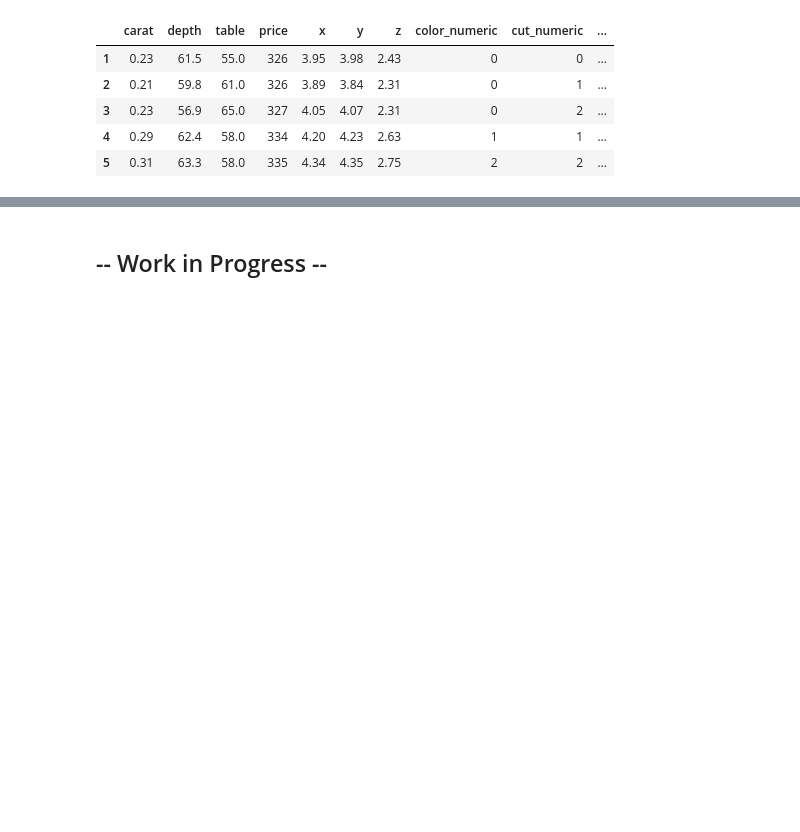
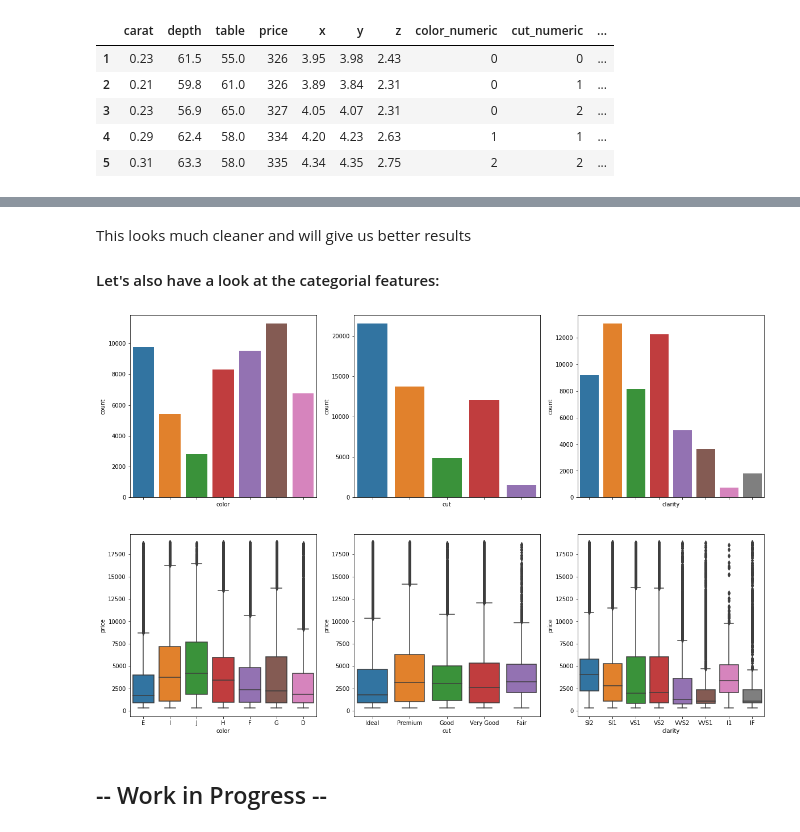
Before and after one commit to danielsaiger1/Data_Analytics, a Jupyter notebook: diamond-price-prediction.ipynb, the cells around one changed output, grey strips where cells are left out. Drawn from its saved outputs; the diff is of its cells as text; code cells hidden in the pictures; blank space fills up the shorter version.

```diff
--- a/diamond-price-prediction.ipynb
+++ b/diamond-price-prediction.ipynb
@@ -156,2 +223,19 @@ for i in cols:
+# %% [markdown]
+This looks much cleaner and will give us better results
+
+#### Let's also have a look at the categorial features:
+# %%
+#We can use the cat list again which we created earlier (cats = ['color', 'cut', 'clarity'])
+
+c = 0
+
+fig, axs = plt.subplots(ncols = len(cats), nrows = 2, sharex='col', figsize=(20,13))
+
+for i in cats:
+    sns.countplot(data = diamonds, x = diamonds[i], ax = axs[0,c])
+    sns.boxplot(data = diamonds, x = diamonds[i], y = diamonds['price'], ax = axs[1,c])
+    c+=1
+# %% [output]
+[figure, added]
 # %% [markdown]
 ## -- Work in Progress --
```
Also changed, not shown: parts of 14 cells of this notebook.
